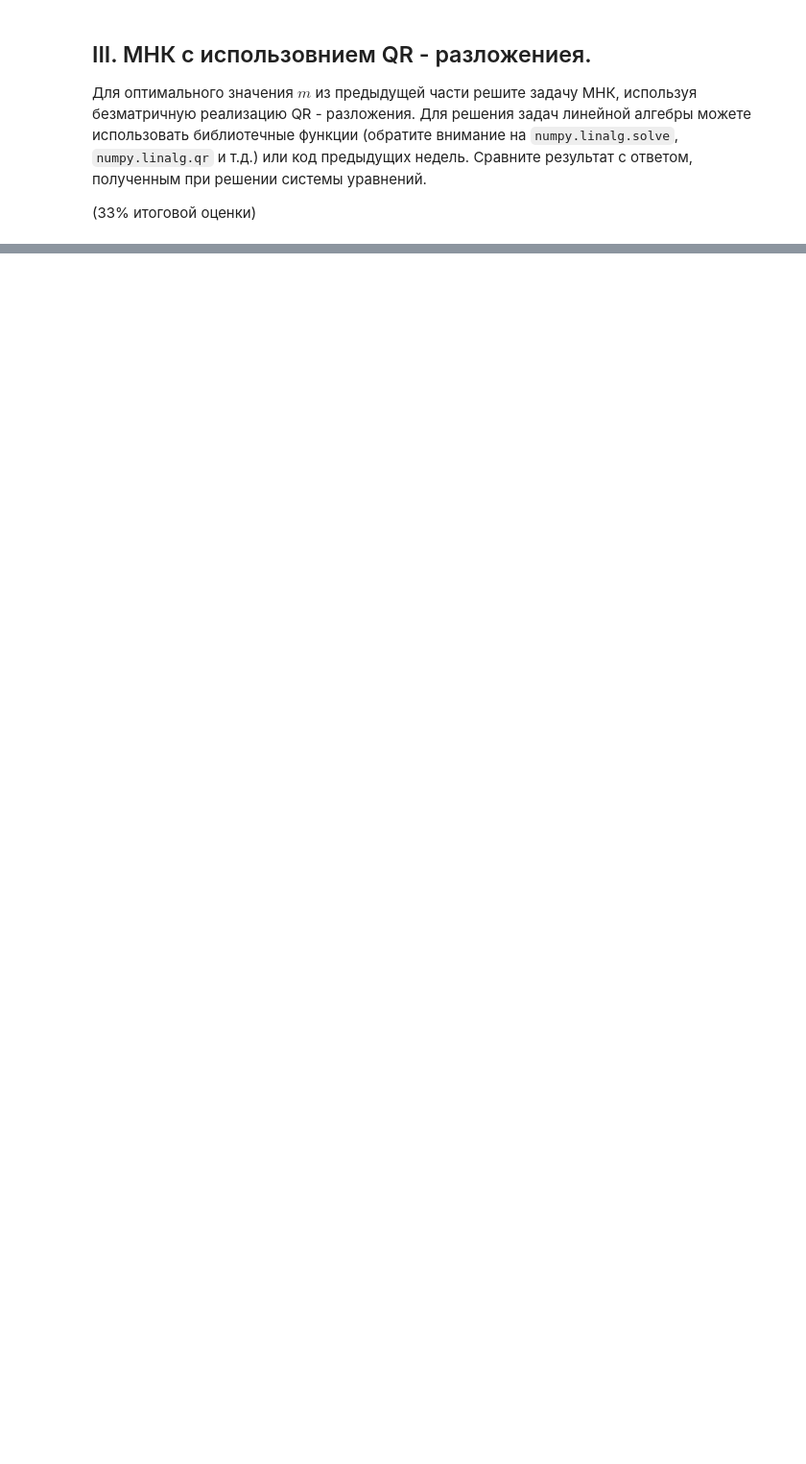
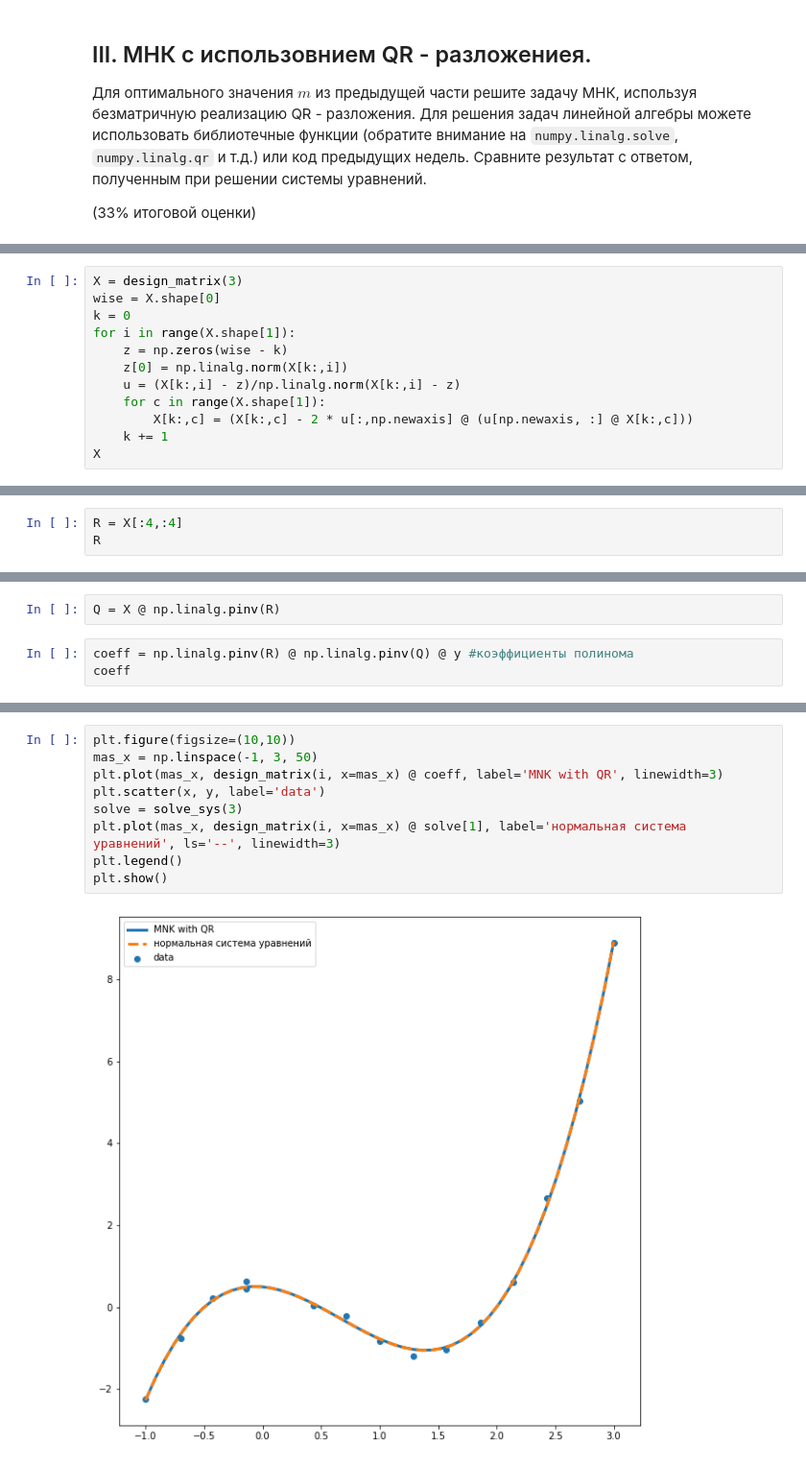
Before and after one commit to SvMixa/HSE_computational_physics, a Jupyter notebook: Home_work_3/Home_work_3_Svintsov_M_task_4.ipynb, the cells around one changed output, grey strips where cells are left out. Shown at 96% size. Cells and saved outputs as stored; diff of their text form; blank space fills up the shorter version.

```diff
--- a/Home_work_3/Home_work_3_Svintsov_M_task_4.ipynb
+++ b/Home_work_3/Home_work_3_Svintsov_M_task_4.ipynb
@@ -123,0 +149,12 @@ D = design_matrix(m)
+# %%
+X = design_matrix(3)
+wise = X.shape[0]
+k = 0
+for i in range(X.shape[1]):
+    z = np.zeros(wise - k)
+    z[0] = np.linalg.norm(X[k:,i])
+    u = (X[k:,i] - z)/np.linalg.norm(X[k:,i] - z)
+    for c in range(X.shape[1]):
+        X[k:,c] = (X[k:,c] - 2 * u[:,np.newaxis] @ (u[np.newaxis, :] @ X[k:,c]))
+    k += 1
+X
@@ -123,0 +181,3 @@ D = design_matrix(m)
+# %%
+R = X[:4,:4]
+R
@@ -123,0 +193,5 @@ D = design_matrix(m)
+# %%
+Q = X @ np.linalg.pinv(R)
+# %%
+coeff = np.linalg.pinv(R) @ np.linalg.pinv(Q) @ y #коэффициенты полинома
+coeff
@@ -123,0 +200,11 @@ D = design_matrix(m)
+# %%
+plt.figure(figsize=(10,10))
+mas_x = np.linspace(-1, 3, 50)
+plt.plot(mas_x, design_matrix(i, x=mas_x) @ coeff, label='MNK with QR', linewidth=3)
+plt.scatter(x, y, label='data')
+solve = solve_sys(3)
+plt.plot(mas_x, design_matrix(i, x=mas_x) @ solve[1], label='нормальная система уравнений', ls='--', linewidth=3)
+plt.legend()
+plt.show()
+# %% [output]
+[figure, added]
```
Also changed, not shown: parts of 13 cells of this notebook.
